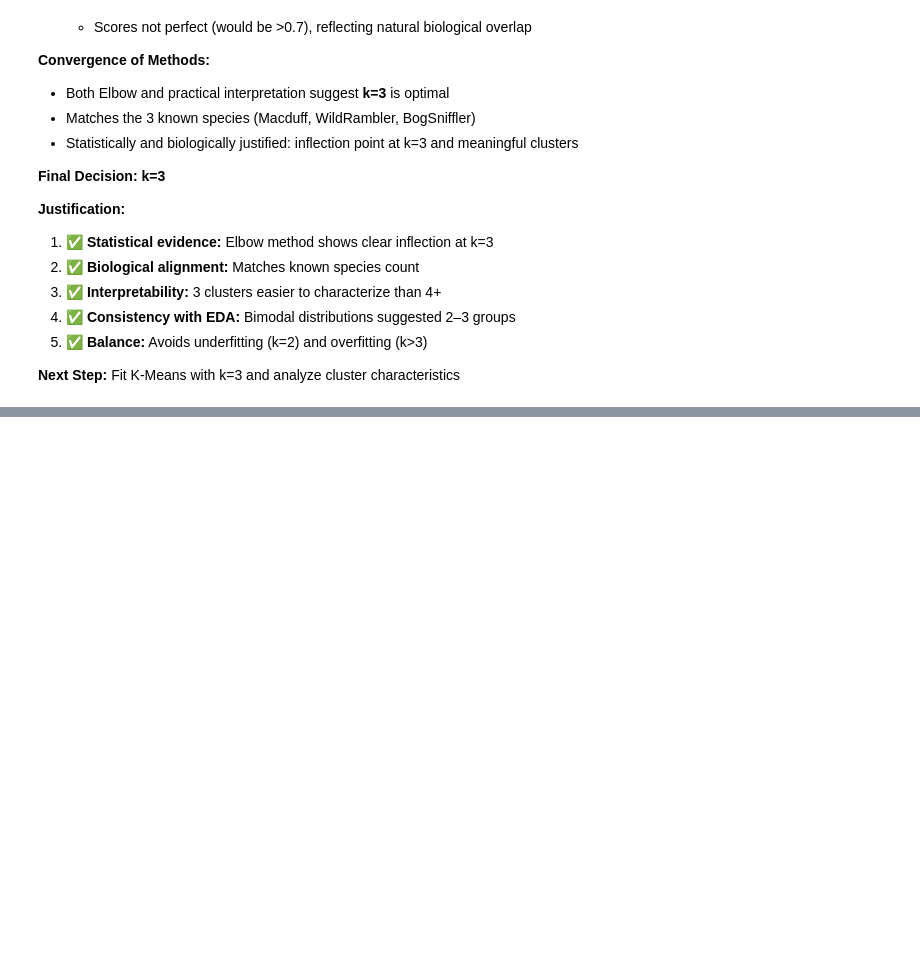
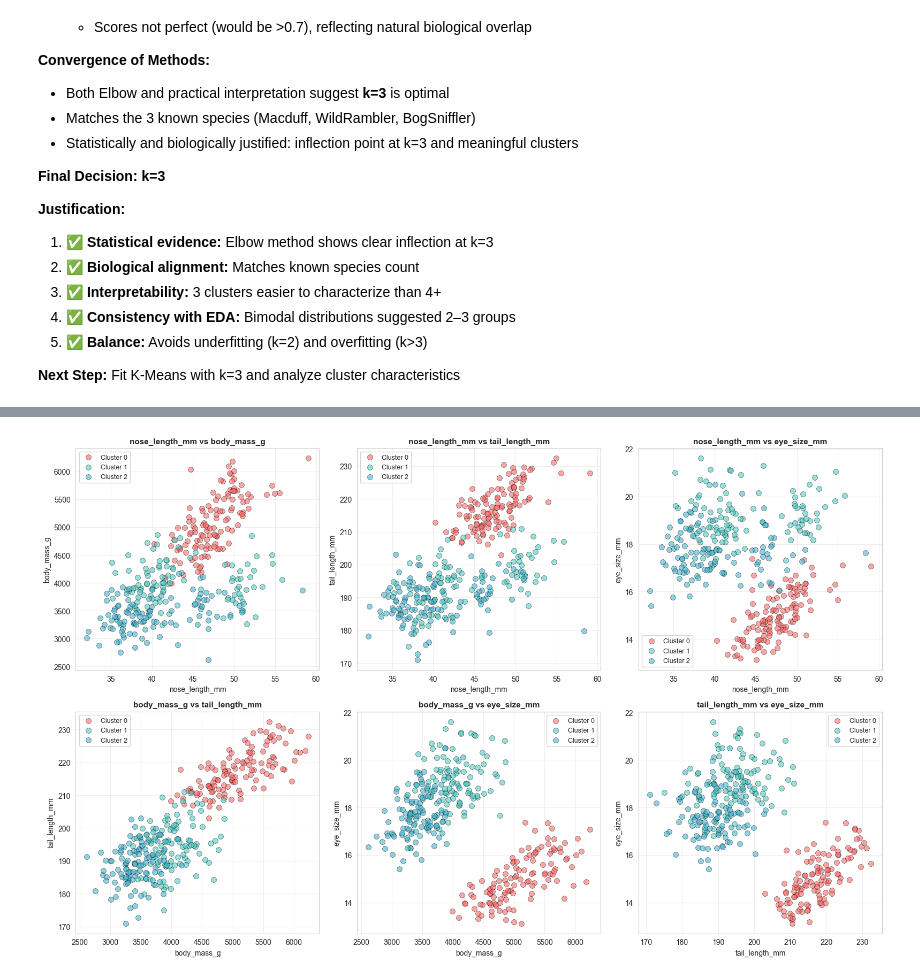
Before and after one commit to naykakashima/haggis-ml-analysis, a Jupyter notebook: scottish-haggis-analysis.ipynb, the cells around one changed output, grey strips where cells are left out. Cells and saved outputs as stored; diff of their text form; code cells hidden in the pictures; blank space fills up the shorter version.

```diff
--- a/scottish-haggis-analysis.ipynb
+++ b/scottish-haggis-analysis.ipynb
@@ -1525,0 +1705,36 @@ Interpretation:
+# %%
+# Visualize clusters in 2D feature space (original features)
+fig, axes = plt.subplots(2, 3, figsize=(16, 10))
+
+feature_pairs = [
+    ('nose_length_mm', 'body_mass_g'),
+    ('nose_length_mm', 'tail_length_mm'),
+    ('nose_length_mm', 'eye_size_mm'),
+    ('body_mass_g', 'tail_length_mm'),
+    ('body_mass_g', 'eye_size_mm'),
+    ('tail_length_mm', 'eye_size_mm')
+]
+
+colors = ['#FF6B6B', '#4ECDC4', '#45B7D1']
+cluster_names = [f'Cluster {i}' for i in range(3)]
+
+for idx, (feat_x, feat_y) in enumerate(feature_pairs):
+    ax = axes[idx//3, idx%3]
+
+    # Plot each cluster with different color
+    for cluster_id in sorted(haggis_clean['cluster'].unique()):
+        cluster_data = haggis_clean[haggis_clean['cluster'] == cluster_id]
+        ax.scatter(cluster_data[feat_x], cluster_data[feat_y],
+                  c=colors[cluster_id], label=f'Cluster {cluster_id}',
+                  alpha=0.6, s=50, edgecolors='black', linewidth=0.5)
+
+    ax.set_xlabel(feat_x, fontsize=10)
+    ax.set_ylabel(feat_y, fontsize=10)
+    ax.set_title(f'{feat_x} vs {feat_y}', fontsize=11, fontweight='bold')
+    ax.legend(loc='best', fontsize=9)
+    ax.grid(True, alpha=0.3)
+
+plt.tight_layout()
+plt.show()
+# %% [output]
+[figure, added]
```
Also changed, not shown: parts of 14 cells of this notebook.
